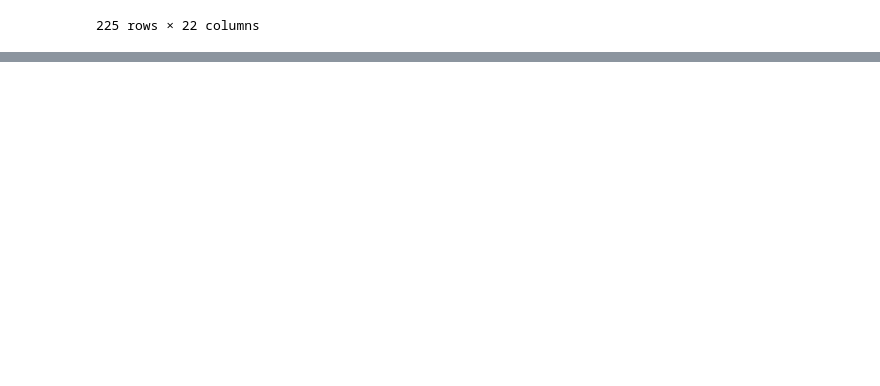
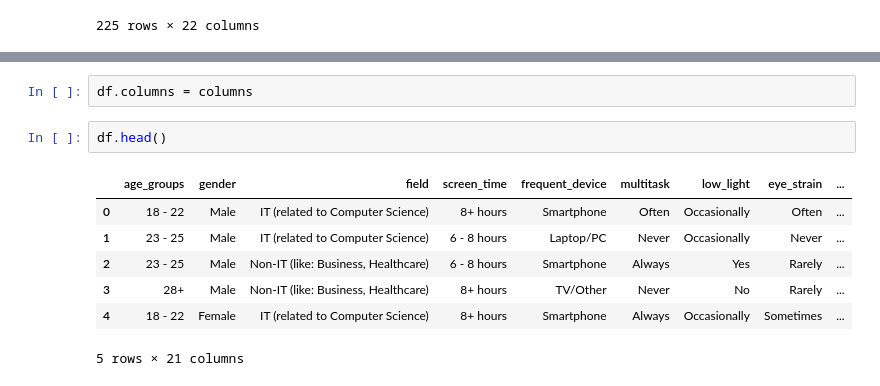
Before and after one commit to codebysubhan/Advance-Statistics-Analysis-Project, a Jupyter notebook: file.ipynb, the cells around one changed output, grey strips where cells are left out. Saved outputs shown, nothing was run; the diff lists cells and outputs as text; blank space fills up the shorter version.

```diff
--- a/file.ipynb
+++ b/file.ipynb
@@ -23,0 +55,12 @@ df
+# %%
+df.columns = columns
+# %%
+df.head()
+# %% [output]
+|  | age_groups | gender | field | screen_time | frequent_device | multitask | low_light | eye_strain | ... |
+| 0 | 18 - 22 | Male | IT (related to Computer Science) | 8+ hours | Smartphone | Often | Occasionally | Often | ... |
+| 1 | 23 - 25 | Male | IT (related to Computer Science) | 6 - 8 hours | Laptop/PC | Never | Occasionally | Never | ... |
+| 2 | 23 - 25 | Male | Non-IT (like: Business, Healthcare) | 6 - 8 hours | Smartphone | Always | Yes | Rarely | ... |
+| 3 | 28+ | Male | Non-IT (like: Business, Healthcare) | 8+ hours | TV/Other | Never | No | Rarely | ... |
+| 4 | 18 - 22 | Female | IT (related to Computer Science) | 8+ hours | Smartphone | Always | Occasionally | Sometimes | ... |
+5 rows × 21 columns
```
Also changed, not shown: parts of 25 cells of this notebook, 1 other file.
